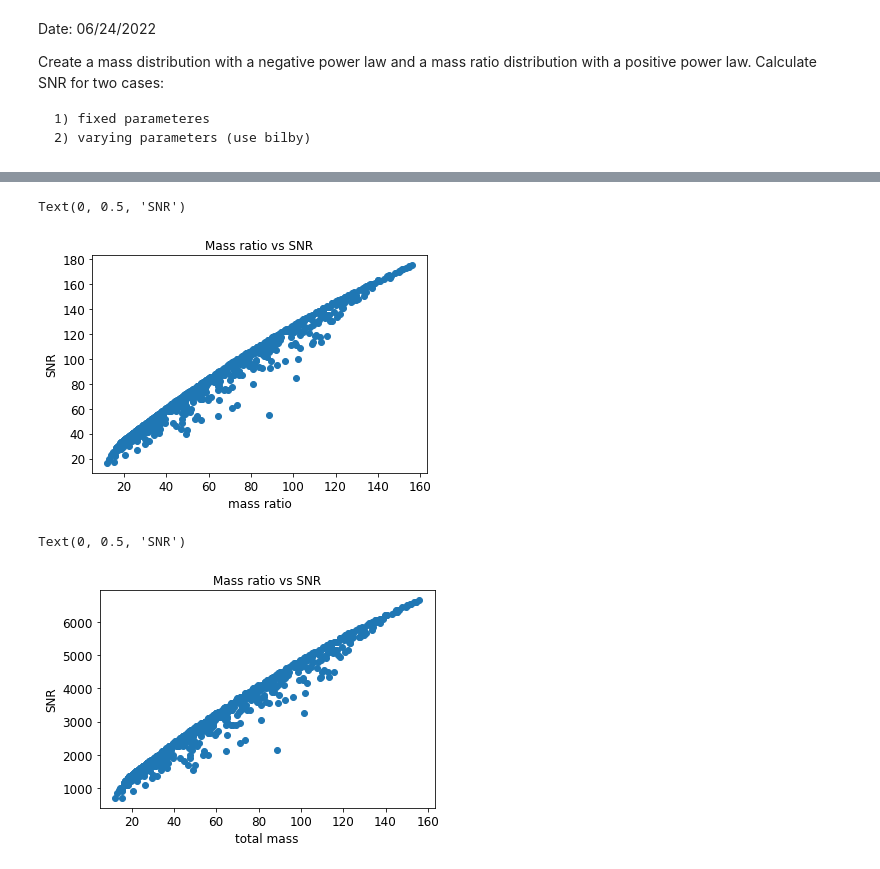
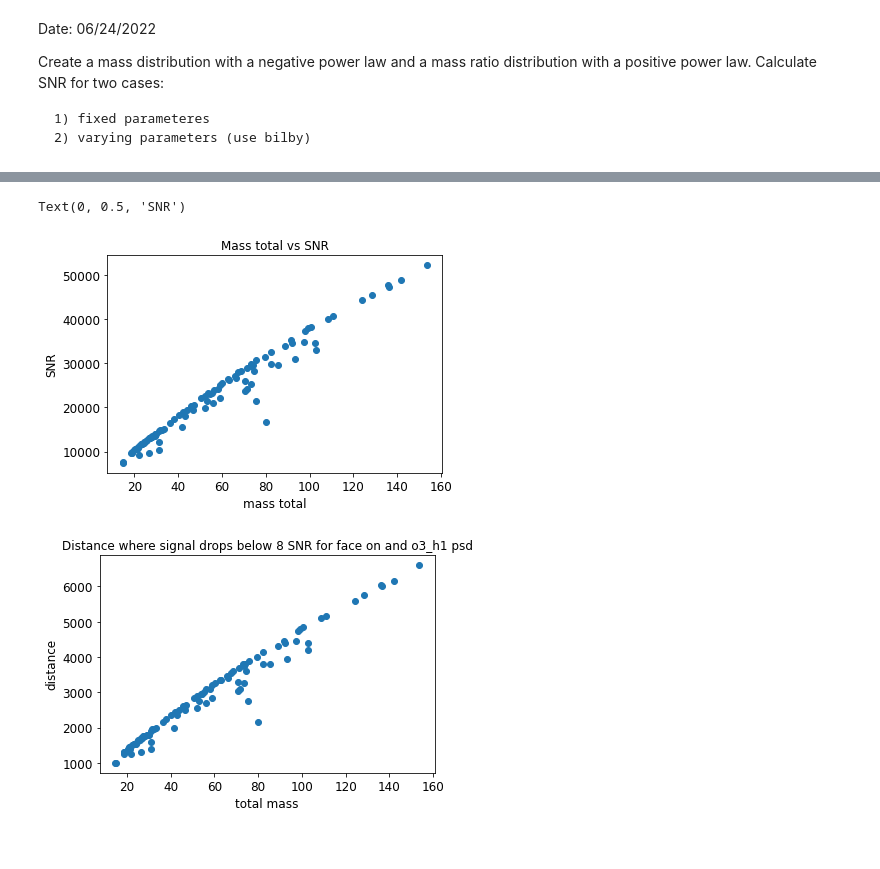
Before and after one commit to danielahyano/ligo-summer-2022, a Jupyter notebook: mass_distribution_power_law.ipynb, the cells around one changed output, grey strips where cells are left out. Cells and saved outputs as stored; diff of their text form; code cells hidden in the pictures.

```diff
--- a/mass_distribution_power_law.ipynb
+++ b/mass_distribution_power_law.ipynb
@@ -124,6 +105,14 @@ psd.data[np.argwhere(psd.data == 0)] = 1
+# %%
+#set up ifos objects
+ifos=['H1', 'L1', 'V1']
+ifos_det = []
+
+for ifo in ifos:
+    ifos_det.append(Detector(ifo))
 # %%
-m1_distr, m2_distr = get_mass2(prior_case1, 1000)
+m1_distr, m2_distr = get_mass2(prior_case1, 100)
 snrs_list = []
+
 param_args = dict(spin_1z=0.1,
                   spin_1x=0,
                   spin_1y=0,
@@ -132,11 +121,12 @@ param_args = dict(spin_1z=0.1,
                   spin_2y=0,
                   theta_jn=3.14/2,
                   phase=0)
+
 param_args['luminosity_distance']=1
 for m1, m2 in zip(m1_distr, m2_distr):
     param_args['mass_1']=m1
     param_args['mass_2']=m2
-    snrs_list.append(calculate_snr(param_args))
+    snrs_list.append(calculate_snr(param_args, ifos_det))
 # %%
 pylab.scatter(m1_distr, m2_distr)
 pylab.xlabel('mass 1')
@@ -174,4 +146,8 @@ Text(0, 0.5, 'distance')
 # %%
+param_args['theta_jn']=3.14/2
+param_args['luminosity_distance']=1
+max_distance_c1=distance_snr_drops(param_args, m1_distr, m2_distr, ifos_det)
+
 pylab.title('Distance where signal drops below 8 SNR')
 pylab.scatter(np.array(m2_distr) + np.array(m1_distr), max_distance_c1)
 pylab.xlabel('total mass')
@@ -184,7 +160,8 @@ Analysis for same dataset but face on on the following cells
 # %%
 param_args['theta_jn']=0
+param_args['luminosity_distance']=1
 face_on_snrs_list = []
 for m1, m2 in zip(m1_distr, m2_distr):
     param_args['mass_1']=m1
     param_args['mass_2']=m2
-    face_on_snrs_list.append(calculate_snr(param_args))
+    face_on_snrs_list.append(calculate_snr(param_args, ifos_det))
@@ -200,10 +168,11 @@ Text(0, 0.5, 'bins')
 # %%
+pylab.title('Face on SNR at distance = 1 Mpc for different masses')
 pylab.scatter(m2_distr+m1_distr, face_on_snrs_list)
-pylab.title('Mass ratio vs SNR')
-pylab.xlabel('mass ratio')
+pylab.title('Mass total vs SNR')
+pylab.xlabel('mass total')
 pylab.ylabel('SNR')
 # %% [output]
 Text(0, 0.5, 'SNR')
-[figure, old version]
+[figure, new version]
 # %%
 #calculate the distance it drops below 8 SNR
@@ -211,8 +180,8 @@ max_distance_c1_faceon = distance_snr_drops(param_args, m1_distr, m2_distr, psd)
 # %%
+pylab.title('Distance where signal drops below 8 SNR for face on and o3_h1 psd')
 pylab.scatter(m2_distr+m1_distr, max_distance_c1_faceon)
-pylab.title('Total mass vs SNR')
 pylab.xlabel('total mass')
-pylab.ylabel('SNR')
+pylab.ylabel('distance')
+pylab.show()
 # %% [output]
-Text(0, 0.5, 'SNR')
-[figure, old version]
+[figure, new version]
```
Also changed, not shown: parts of 14 cells of this notebook.
